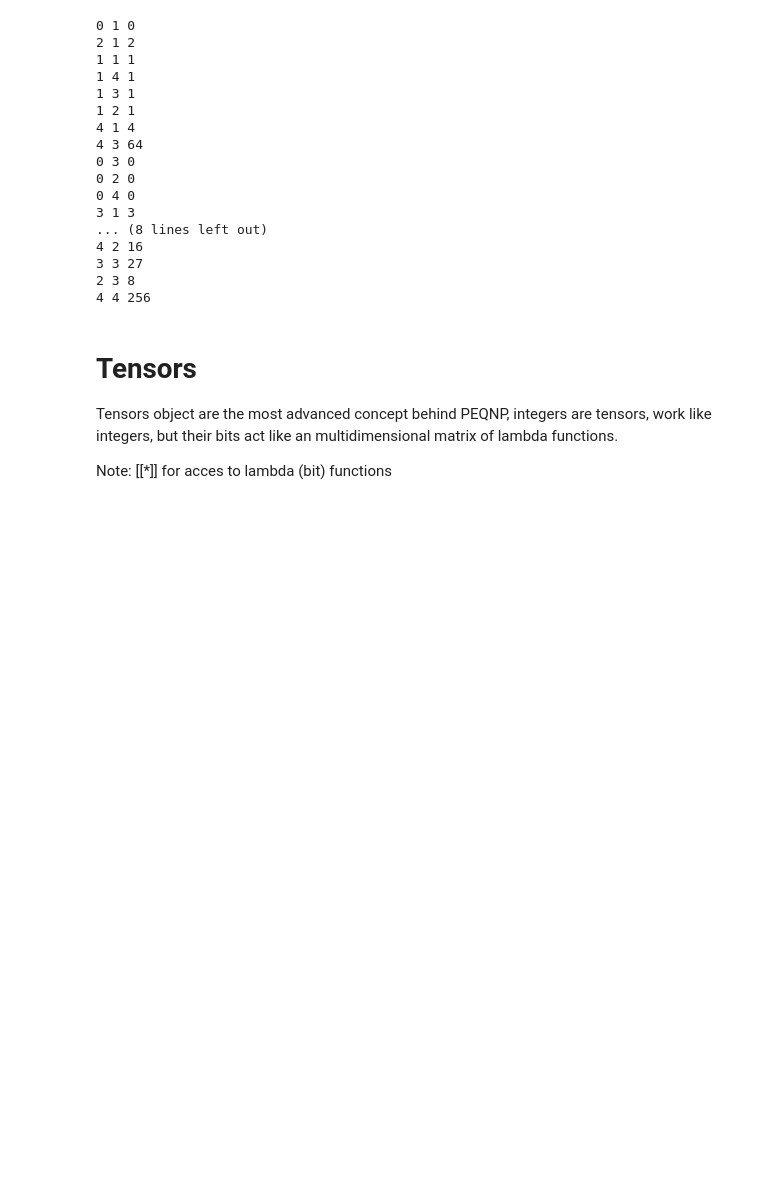
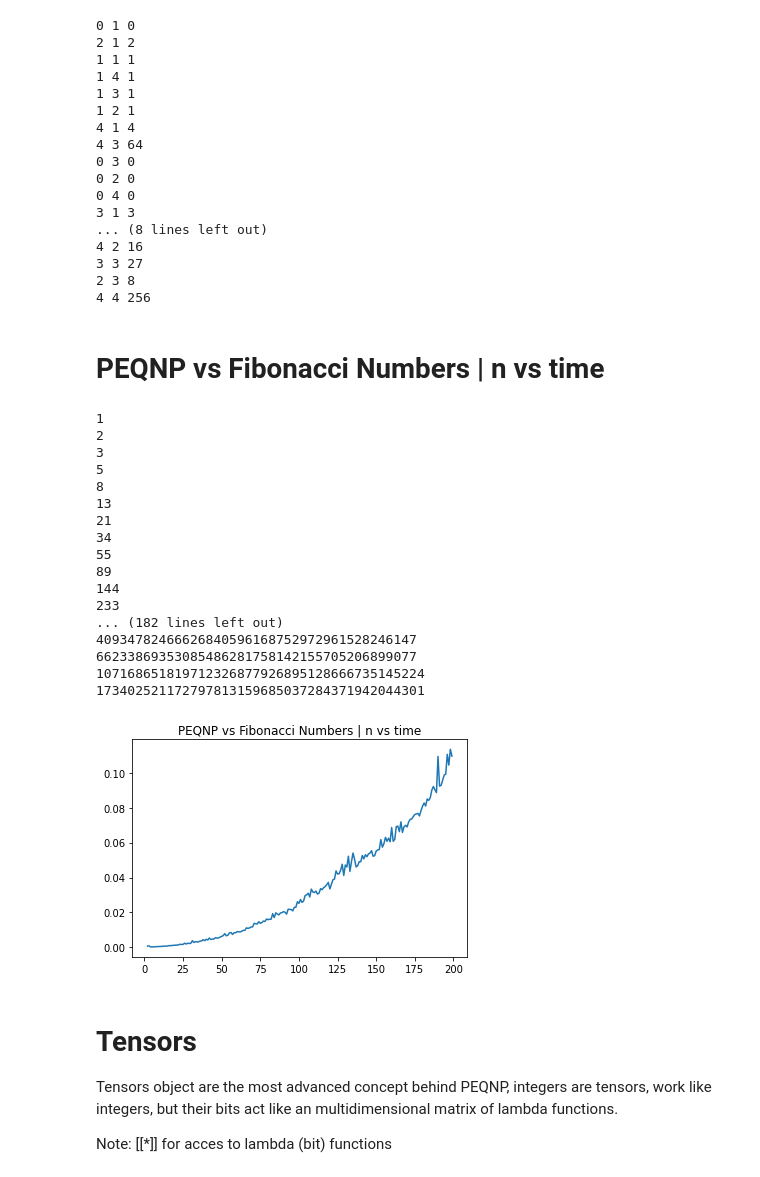
Before and after one commit to maxtuno/PEQNP, a Jupyter notebook: docs/PEQNP.ipynb, the cells around one changed output. Saved outputs shown, nothing was run; the diff lists cells and outputs as text; code cells hidden in the pictures; blank space fills up the shorter version.

```diff
--- a/docs/PEQNP.ipynb
+++ b/docs/PEQNP.ipynb
@@ -131,6 +134,56 @@ while cnf.satisfy():
 3 3 27
 2 3 8
 4 4 256
+# %% [markdown]
+# PEQNP vs Fibonacci Numbers | n vs time
+# %%
+import time
+import peqnp as cnf
+import matplotlib.pyplot as plt
+
+ns, ts = [], []
+for n in range(2, 200):
+
+    cnf.engine(n)
+
+    x = cnf.vector(size=n + 1)
+
+    assert x[0] == 0
+    assert x[1] == 1
+    for i in range(2, n + 1):
+        assert x[i - 1] + x[i - 2] == x[i]
+
+    ini = time.time()
+    if cnf.satisfy(turbo=True):
+        print(n, x[n])
+    else:
+        print('Infeasible ...')
+    end = time.time()
+    ns.append(n)
+    ts.append(end - ini)
+
+plt.title('PEQNP vs Fibonacci Numbers | n vs time')
+plt.plot(ns, ts)
+plt.show()
+# %% [output]
+1
+2
+3
+5
+8
+13
+21
+34
+55
+89
+144
+233
+... (182 lines left out)
+40934782466626840596168752972961528246147
+66233869353085486281758142155705206899077
+107168651819712326877926895128666735145224
+173402521172797813159685037284371942044301
+[figure, added]
 # %% [markdown]
 # Tensors
 
```
Also changed, not shown: parts of 1 cell of this notebook.
